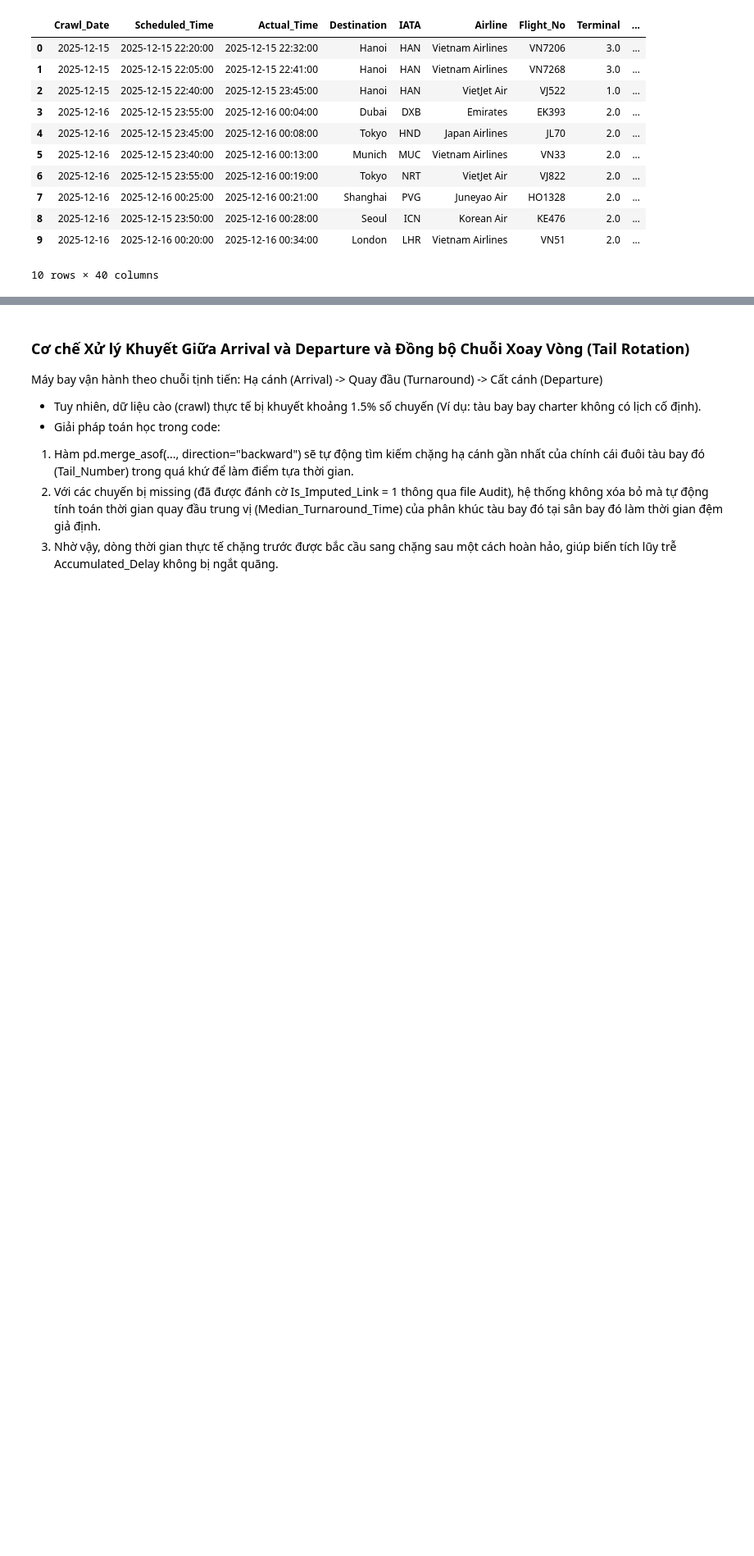
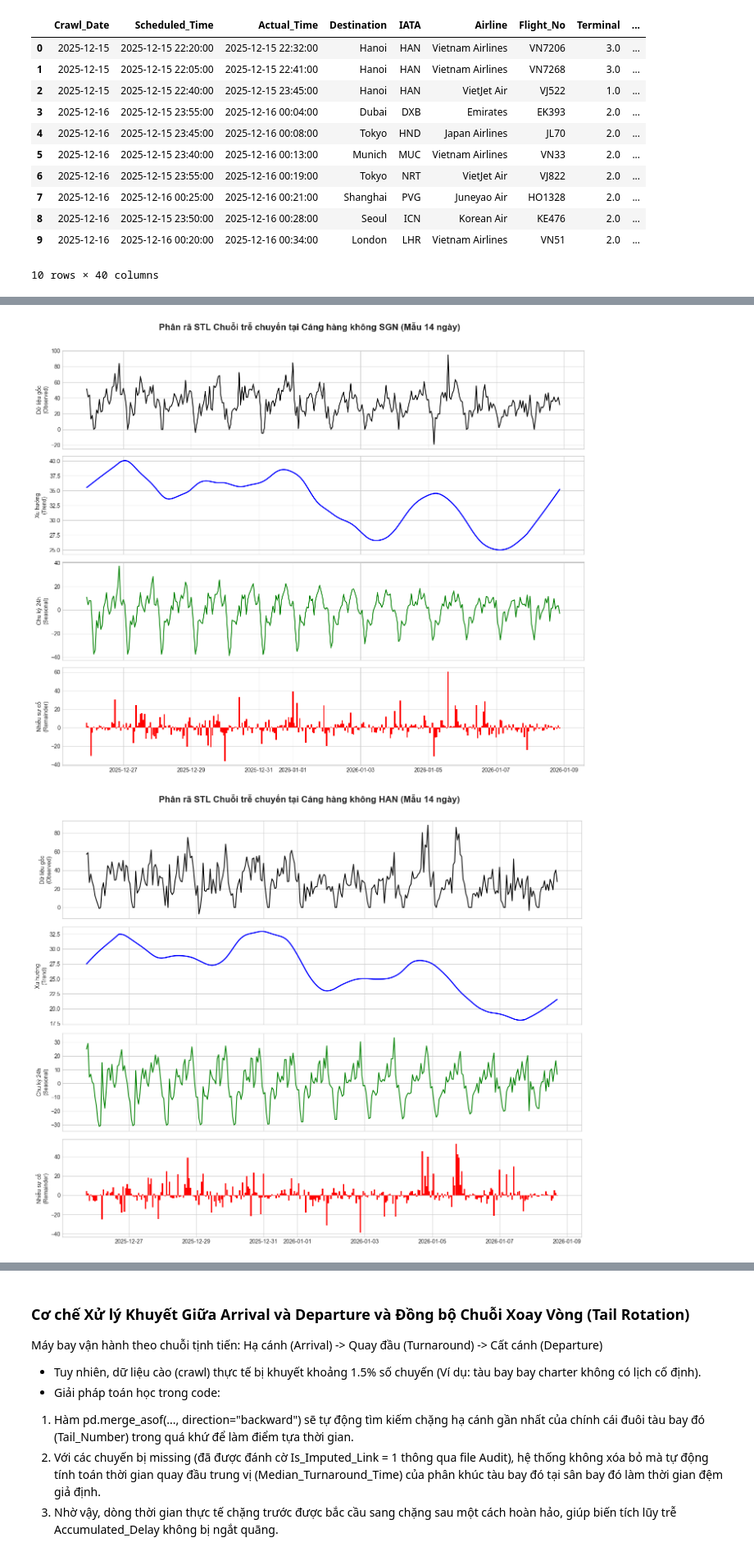
Before and after one commit to hunf299/DS108-AeroDelay, a Jupyter notebook: 18_24520617_24520636_Source code/3-Feature Engineering & Model/feature_extraction.ipynb, the cells around one changed output, grey strips where cells are left out. Shown at 82% size. Drawn from its saved outputs; the diff is of its cells as text; code cells hidden in the pictures; blank space fills up the shorter version.

Commit message:
final update report, time-series analysis

```diff
--- a/18_24520617_24520636_Source code/3-Feature Engineering & Model/feature_extraction.ipynb
+++ b/18_24520617_24520636_Source code/3-Feature Engineering & Model/feature_extraction.ipynb
@@ -1029,0 +1121,63 @@ display(engineer.departures.head(10))
+# %%
+import pandas as pd
+import matplotlib.pyplot as plt
+from statsmodels.tsa.seasonal import STL
+
+def plot_aerodelay_stl(app_deps):
+    plt.style.use('seaborn-v0_8-whitegrid')
+    airports = ['SGN', 'HAN', 'DAD']
+
+    # 1. Chuẩn bị dữ liệu thời gian (Giống hệt cách làm của hàm ACF)
+    deps = app_deps[['Origin', 'Scheduled_Time', 'Departure_Delay_Reg_Target']].copy()
+    deps['Scheduled_Time'] = pd.to_datetime(deps['Scheduled_Time'], errors='coerce')
+    deps['Hour'] = deps['Scheduled_Time'].dt.floor('h')
+
+    # Loại bỏ các dòng không có nhãn trễ
+    deps_valid_delay = deps.dropna(subset=['Departure_Delay_Reg_Target'])
+
+    for apt in airports:
+        # 2. Tính trung bình số phút trễ trong mỗi khung giờ theo từng sân bay
+        apt_deps = deps_valid_delay[deps_valid_delay['Origin'] == apt]
+        hourly_delay = apt_deps.groupby('Hour')['Departure_Delay_Reg_Target'].mean()
+
+        # 3. Nội suy các giờ không có chuyến bằng 0
+        full_range_delay = pd.date_range(start=hourly_delay.index.min(), end=hourly_delay.index.max(), freq='h')
+        hourly_delay = hourly_delay.reindex(full_range_delay, fill_value=0)
+
+        # 4. Rút gọn mẫu dữ liệu để vẽ (Lấy 14 ngày = 336 giờ)
+        # Nếu vẽ cả 3 tháng thì sóng chu kỳ sẽ bị đen đặc lại không thể nhìn bằng mắt thường
+        # Lấy từ giờ thứ 240 trở đi để tránh nhiễu ở những ngày đầu tiên
+        sample_delay = hourly_delay.iloc[240 : 240 + 24*14]
+
+        # 5. Chạy thuật toán phân rã STL với chu kỳ 24h
+        stl = STL(sample_delay, period=24, robust=True)
+        res = stl.fit()
+
+        # 6. Trực quan hóa 4 thành phần
+        fig, axes = plt.subplots(4, 1, figsize=(14, 12), sharex=True)
+        fig.suptitle(f'Phân rã STL Chuỗi trễ chuyến tại Cảng hàng không {apt} (Mẫu 14 ngày)', fontsize=16, fontweight='bold', y=0.95)
+
+        # Thành phần 1: Dữ liệu gốc
+        axes[0].plot(res.observed, color='black', linewidth=1.5)
+        axes[0].set_ylabel('Dữ liệu gốc\n(Observed)')
+
+        # Thành phần 2: Xu hướng
+        axes[1].plot(res.trend, color='blue', linewidth=2)
+        axes[1].set_ylabel('Xu hướng\n(Trend)')
+
+        # Thành phần 3: Sóng chu kỳ 24h
+        axes[2].plot(res.seasonal, color='green', linewidth=1.5)
+        axes[2].set_ylabel('Chu kỳ 24h\n(Seasonal)')
+
+        # Thành phần 4: Nhiễu ngẫu nhiên (Thời tiết/Sự cố)
+        axes[3].bar(res.resid.index, res.resid, color='red', width=0.04)
+        axes[3].set_ylabel('Nhiễu sự cố\n(Remainder)')
+
+        plt.tight_layout(rect=[0, 0, 1, 0.94])
+        plt.show()
+
+# Thực thi hàm (Vì biến app_deps đã được bạn khai báo ở trên nên gọi trực tiếp luôn)
+plot_aerodelay_stl(app_deps)
+# %% [output]
+[figure, added]
+[figure, added]
```
Also changed, not shown: parts of 6 cells of this notebook, 1 other file.
